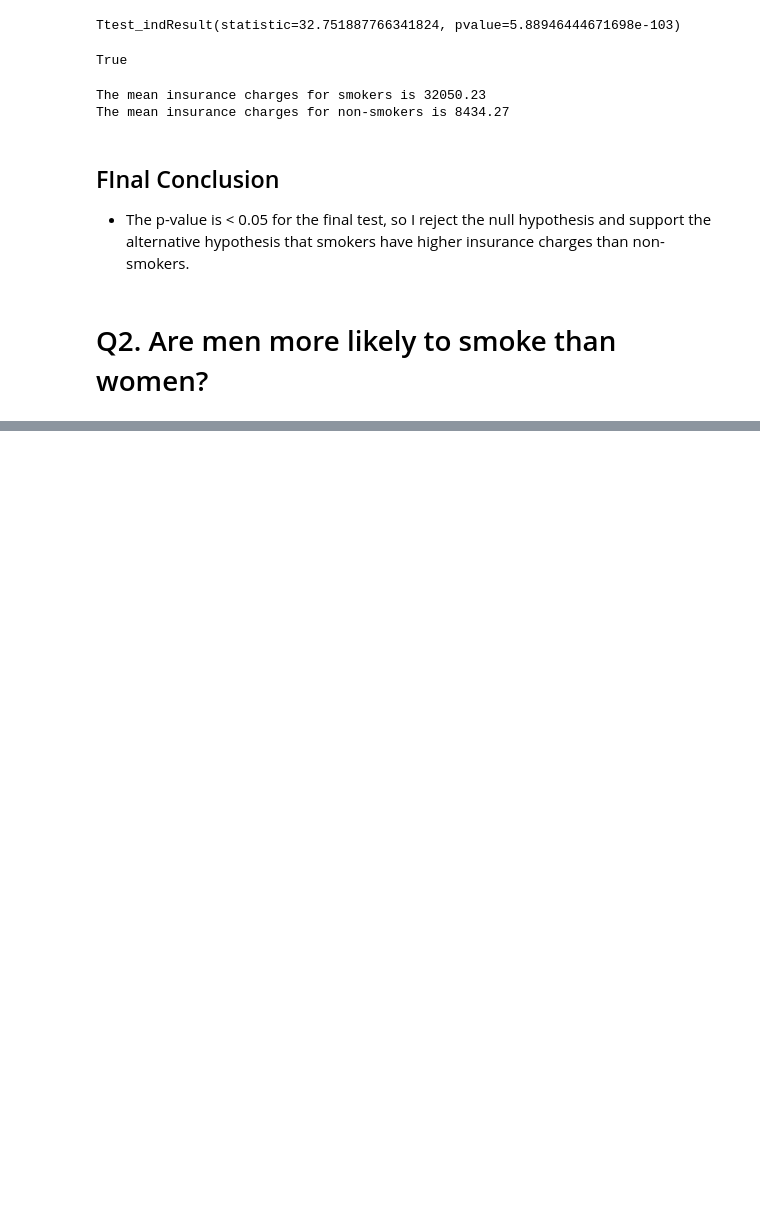
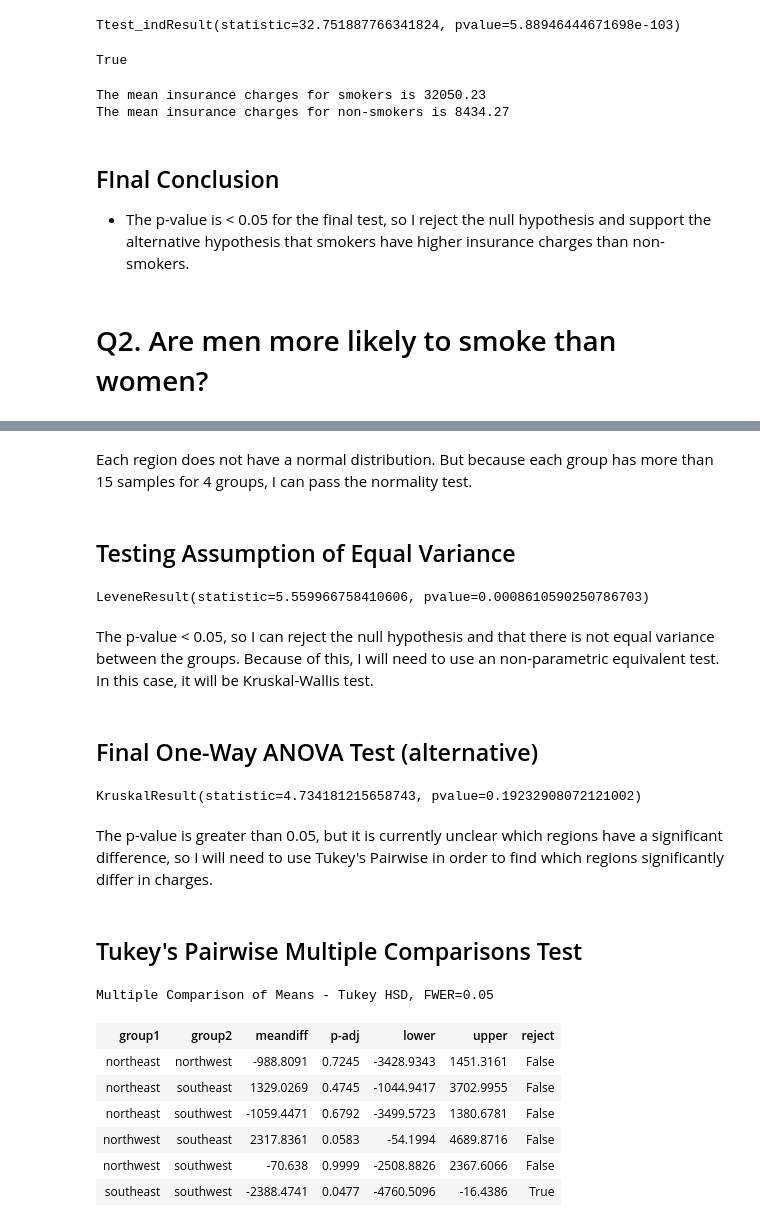
Before and after one commit to joshlensing/Hypothesis-Testing-with-Insurance-Data--Core-, a Jupyter notebook: Hypothesis Testing with Insurance Data (Core).ipynb, the cells around one changed output, grey strips where cells are left out. Saved outputs shown, nothing was run; the diff lists cells and outputs as text; code cells hidden in the pictures; blank space fills up the shorter version.

```diff
--- a/Hypothesis Testing with Insurance Data (Core).ipynb
+++ b/Hypothesis Testing with Insurance Data (Core).ipynb
@@ -151,0 +266,41 @@ The mean insurance charges for non-smokers is 8434.27
+# %% [markdown]
+Each region does not have a normal distribution. But because each group has more than 15 samples for 4 groups, I can pass the normality test.
+# %% [markdown]
+## Testing Assumption of Equal Variance
+# %%
+# with the * operator
+stats.levene(*groups.values())
+# %% [output]
+LeveneResult(statistic=5.559966758410606, pvalue=0.0008610590250786703)
+# %% [markdown]
+The p-value < 0.05, so I can reject the null hypothesis and that there is not equal variance between the groups. Because of this, I will need to use an non-parametric equivalent test. In this case, it will be Kruskal-Wallis test.
+# %% [markdown]
+## Final One-Way ANOVA Test (alternative)
+# %%
+# perform the correct hypothesis test
+# note again the use of the * operator for convenience
+result = stats.kruskal( *groups.values())
+result
+# %% [output]
+KruskalResult(statistic=4.734181215658743, pvalue=0.19232908072121002)
+# %% [markdown]
+The p-value is greater than 0.05, but it is currently unclear which regions have a significant difference, so I will need to use Tukey's Pairwise in order to find which regions significantly differ in charges.
+# %% [markdown]
+## Tukey's Pairwise Multiple Comparisons Test
+# %%
+# save the values as charges and the labels to region
+values = df['charges']
+labels = df['region']
+# %%
+# perform tukey's multiple comparison test and display the summary
+tukeys_results = pairwise_tukeyhsd(values,labels)
+tukeys_results.summary()
+# %% [output]
+Multiple Comparison of Means - Tukey HSD, FWER=0.05
+| group1 | group2 | meandiff | p-adj | lower | upper | reject |
+| northeast | northwest | -988.8091 | 0.7245 | -3428.9343 | 1451.3161 | False |
+| northeast | southeast | 1329.0269 | 0.4745 | -1044.9417 | 3702.9955 | False |
+| northeast | southwest | -1059.4471 | 0.6792 | -3499.5723 | 1380.6781 | False |
+| northwest | southeast | 2317.8361 | 0.0583 | -54.1994 | 4689.8716 | False |
+| northwest | southwest | -70.638 | 0.9999 | -2508.8826 | 2367.6066 | False |
+| southeast | southwest | -2388.4741 | 0.0477 | -4760.5096 | -16.4386 | True |
```
Also changed, not shown: parts of 22 cells of this notebook.
